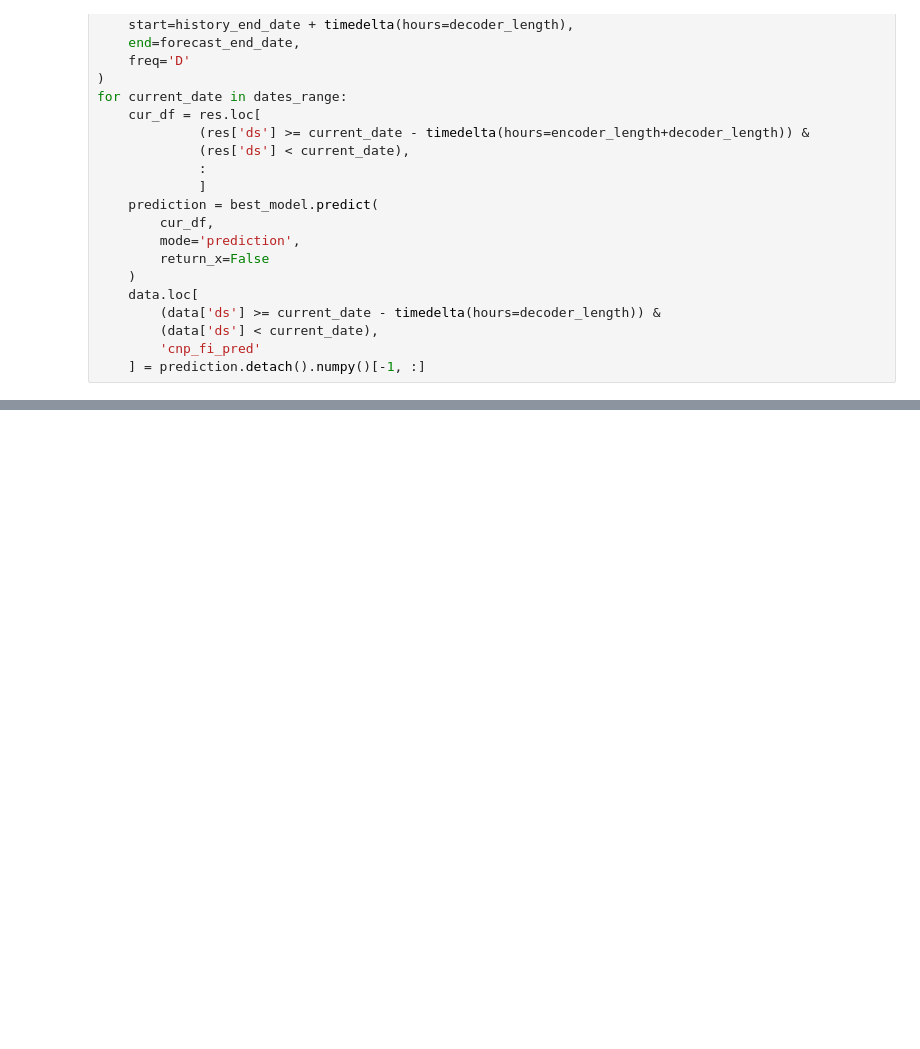
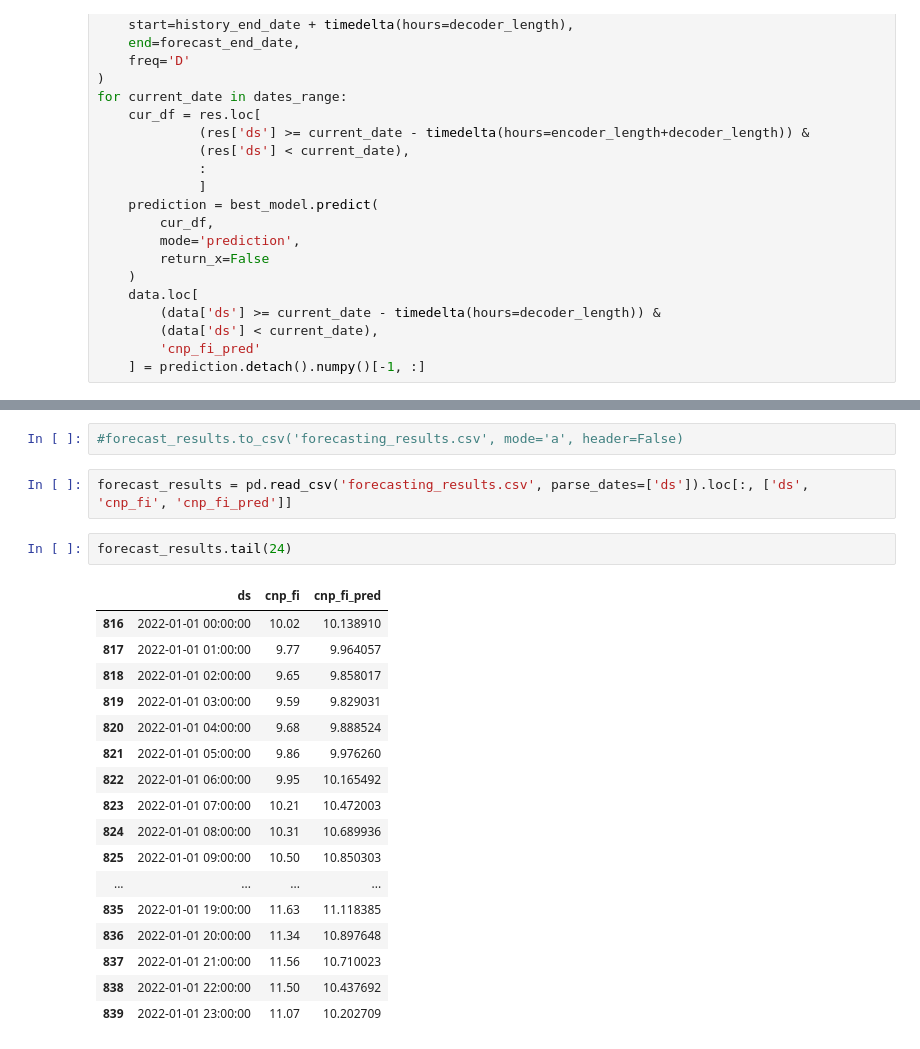
Before and after one commit to Skalolom/zone_cnp_forecasting, a Jupyter notebook: nhits_forecasting_model.ipynb, the cells around one changed output, grey strips where cells are left out. Drawn from its saved outputs; the diff is of its cells as text; blank space fills up the shorter version.

```diff
--- a/nhits_forecasting_model.ipynb
+++ b/nhits_forecasting_model.ipynb
@@ -511,0 +544,24 @@ array([0.62871281, 2.11234779, 0.78961143, 0.77635433, 1.22991039,
+# %%
+#forecast_results.to_csv('forecasting_results.csv', mode='a', header=False)
+# %%
+forecast_results = pd.read_csv('forecasting_results.csv', parse_dates=['ds']).loc[:, ['ds', 'cnp_fi', 'cnp_fi_pred']]
+# %%
+forecast_results.tail(24)
+# %% [output]
+|  | ds | cnp_fi | cnp_fi_pred |
+| 816 | 2022-01-01 00:00:00 | 10.02 | 10.138910 |
+| 817 | 2022-01-01 01:00:00 | 9.77 | 9.964057 |
+| 818 | 2022-01-01 02:00:00 | 9.65 | 9.858017 |
+| 819 | 2022-01-01 03:00:00 | 9.59 | 9.829031 |
+| 820 | 2022-01-01 04:00:00 | 9.68 | 9.888524 |
+| 821 | 2022-01-01 05:00:00 | 9.86 | 9.976260 |
+| 822 | 2022-01-01 06:00:00 | 9.95 | 10.165492 |
+| 823 | 2022-01-01 07:00:00 | 10.21 | 10.472003 |
+| 824 | 2022-01-01 08:00:00 | 10.31 | 10.689936 |
+| 825 | 2022-01-01 09:00:00 | 10.50 | 10.850303 |
+| ... | ... | ... | ... |
+| 835 | 2022-01-01 19:00:00 | 11.63 | 11.118385 |
+| 836 | 2022-01-01 20:00:00 | 11.34 | 10.897648 |
+| 837 | 2022-01-01 21:00:00 | 11.56 | 10.710023 |
+| 838 | 2022-01-01 22:00:00 | 11.50 | 10.437692 |
+| 839 | 2022-01-01 23:00:00 | 11.07 | 10.202709 |
```
Also changed, not shown: parts of 14 cells of this notebook, 6 other files.
